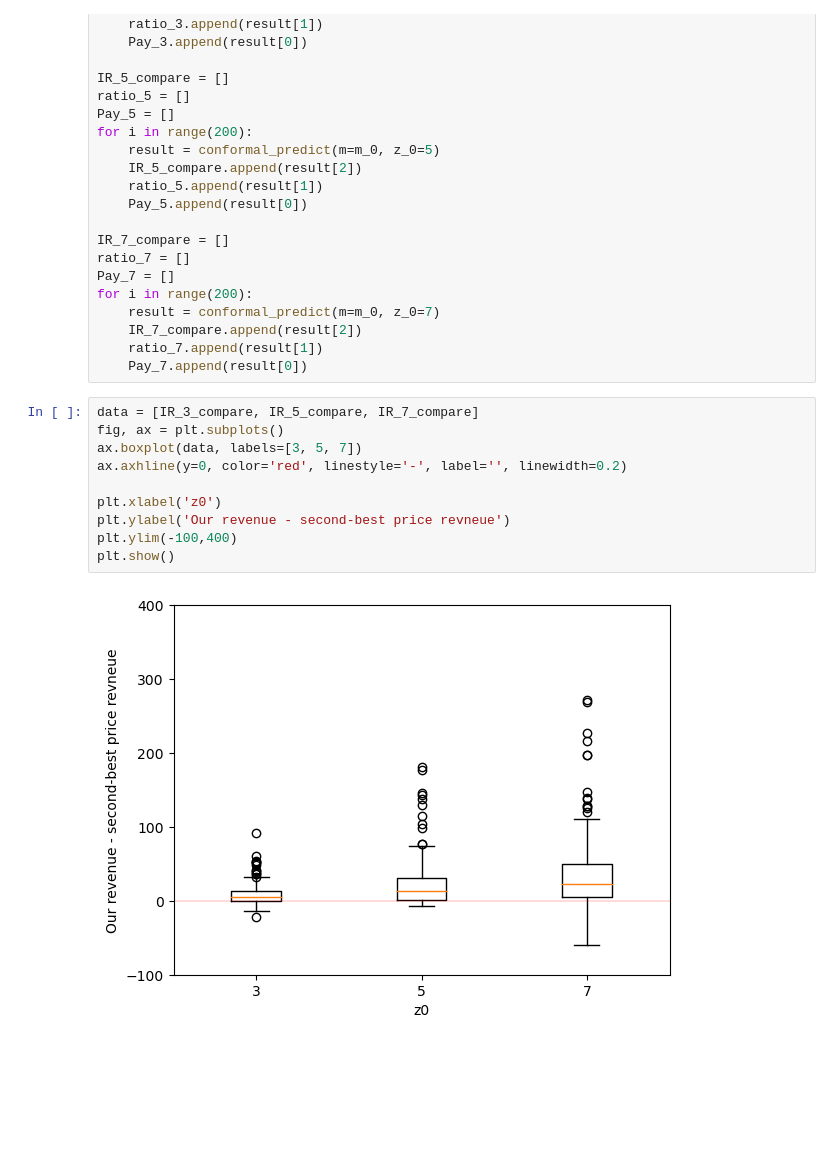
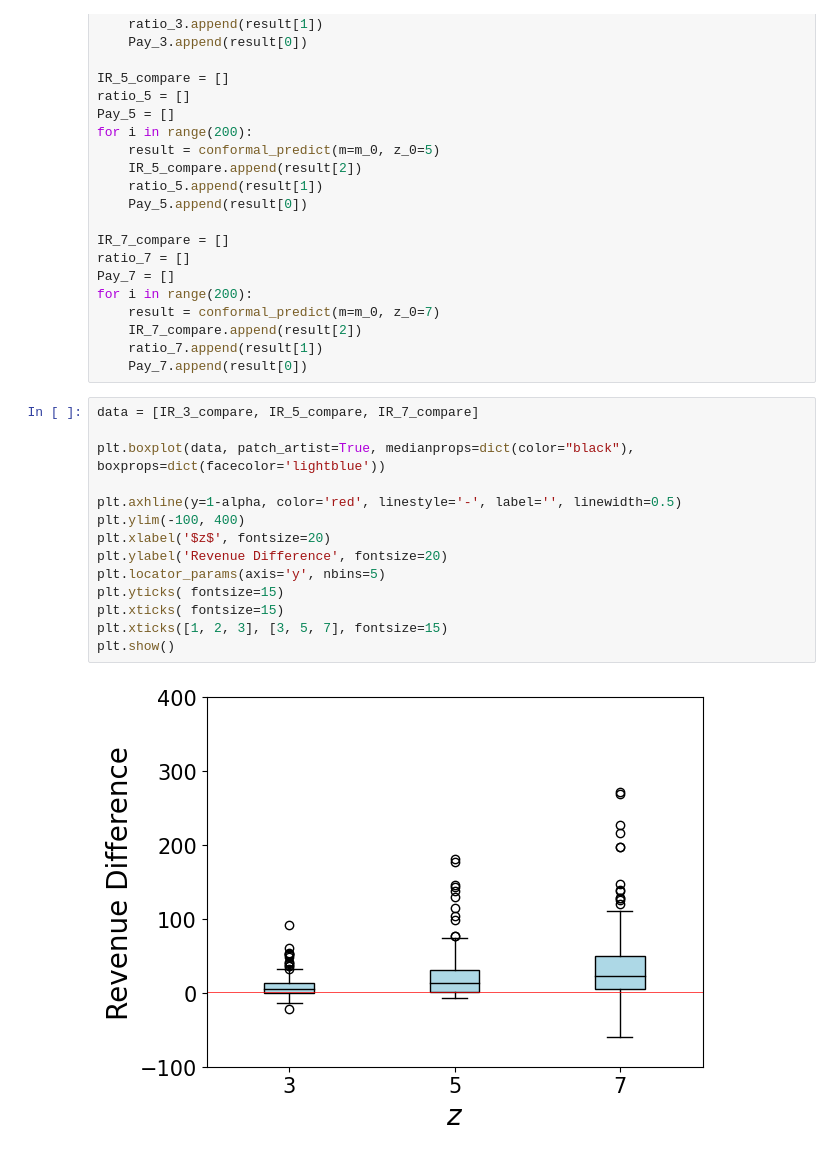
Before and after one commit to JialeHan22/Conformal-Online-Auction-Design, a Jupyter notebook: simulation_low.ipynb, the cells around one changed output. Cells and saved outputs as stored; diff of their text form; blank space fills up the shorter version.

```diff
--- a/simulation_low.ipynb
+++ b/simulation_low.ipynb
@@ -440,16 +387,20 @@ for i in range(200):
     IR_7_compare.append(result[2])
     ratio_7.append(result[1])
     Pay_7.append(result[0])
-# %%
-data = [IR_3_compare, IR_5_compare, IR_7_compare]
-fig, ax = plt.subplots()
-ax.boxplot(data, labels=[3, 5, 7])
-ax.axhline(y=0, color='red', linestyle='-', label='', linewidth=0.2)
-
-plt.xlabel('z0')
-plt.ylabel('Our revenue - second-best price revneue')
-plt.ylim(-100,400)
-plt.show()
-# %% [output]
-[figure, removed]
+# %%
+data = [IR_3_compare, IR_5_compare, IR_7_compare]
+
+plt.boxplot(data, patch_artist=True, medianprops=dict(color="black"), boxprops=dict(facecolor='lightblue'))
+
+plt.axhline(y=1-alpha, color='red', linestyle='-', label='', linewidth=0.5)
+plt.ylim(-100, 400)
+plt.xlabel('$z$', fontsize=20)
+plt.ylabel('Revenue Difference', fontsize=20)
+plt.locator_params(axis='y', nbins=5)
+plt.yticks( fontsize=15)
+plt.xticks( fontsize=15)
+plt.xticks([1, 2, 3], [3, 5, 7], fontsize=15)
+plt.show()
+# %% [output]
+[figure, added]
 # %%
```
Also changed, not shown: parts of 23 cells of this notebook.
